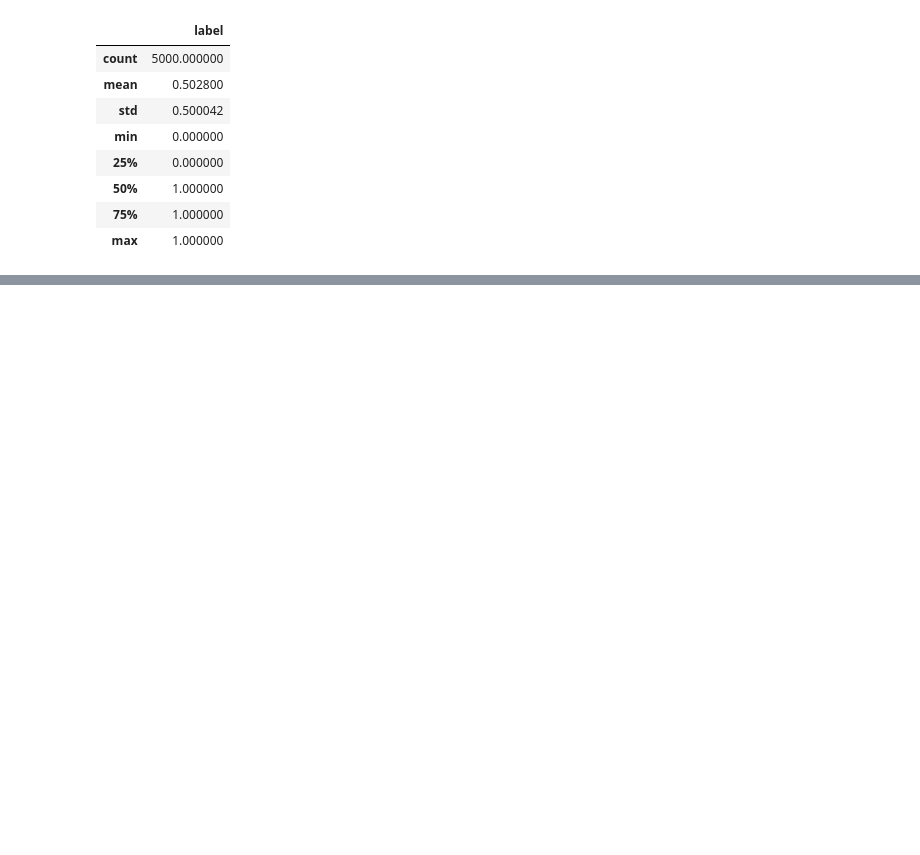
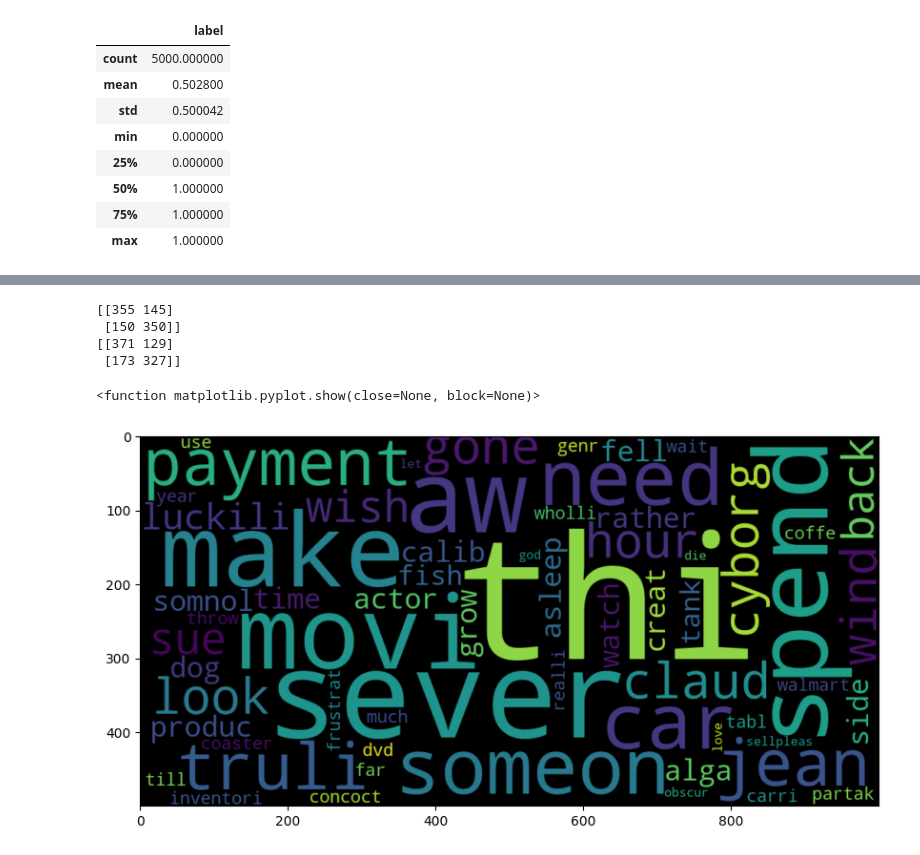
Before and after one commit to godkingjay/IMDB-Labelled-Sentiment-Movie-Review_Sentiment-Analysis-and-Topic-Visualization, a Jupyter notebook: sentiment_analysis.ipynb, the cells around one changed output, grey strips where cells are left out. Drawn from its saved outputs; the diff is of its cells as text; code cells hidden in the pictures; blank space fills up the shorter version.

Commit message:
feat: generate word cloud

```diff
--- a/sentiment_analysis.ipynb
+++ b/sentiment_analysis.ipynb
@@ -70,0 +131,3 @@ Name: count, dtype: int64
+# %%
+#Apply function on review column
+imdb_data['text']=imdb_data['text'].apply(simple_stemmer)
@@ -70,0 +140,18 @@ Name: count, dtype: int64
+# %%
+#removing the stopwords
+def remove_stopwords(text, is_lower_case=False):
+    tokens = tokenizer.tokenize(text)
+    tokens = [token.strip() for token in tokens]
+    if is_lower_case:
+        filtered_tokens = [token for token in tokens if token not in stopword_list]
+    else:
+        filtered_tokens = [token for token in tokens if token.lower() not in stopword_list]
+    filtered_text = ' '.join(filtered_tokens)
+    return filtered_text
+# %%
+#Apply function on review column
+imdb_data['text']=imdb_data['text'].apply(remove_stopwords)
+# %%
+#normalized train reviews
+norm_train_reviews=imdb_data.text[:4000]
+norm_train_reviews[0]
@@ -70,0 +459,24 @@ Name: count, dtype: int64
+# %%
+#confusion matrix for bag of words
+cm_bow=confusion_matrix(test_sentiments,mnb_bow_predict,labels=[1,0])
+print(cm_bow)
+
+#confusion matrix for tfidf features
+cm_tfidf=confusion_matrix(test_sentiments,mnb_tfidf_predict,labels=[1,0])
+print(cm_tfidf)
+# %% [output]
+[[355 145]
+ [150 350]]
+[[371 129]
+ [173 327]]
+# %%
+#word cloud for positive review words
+plt.figure(figsize=(10,10))
+positive_text=norm_train_reviews[1]
+WC=WordCloud(width=1000,height=500,max_words=500,min_font_size=5)
+positive_words=WC.generate(positive_text)
+plt.imshow(positive_words,interpolation='bilinear')
+plt.show
+# %% [output]
+<function matplotlib.pyplot.show(close=None, block=None)>
+[figure, added]
```
Also changed, not shown: parts of 30 cells of this notebook.
